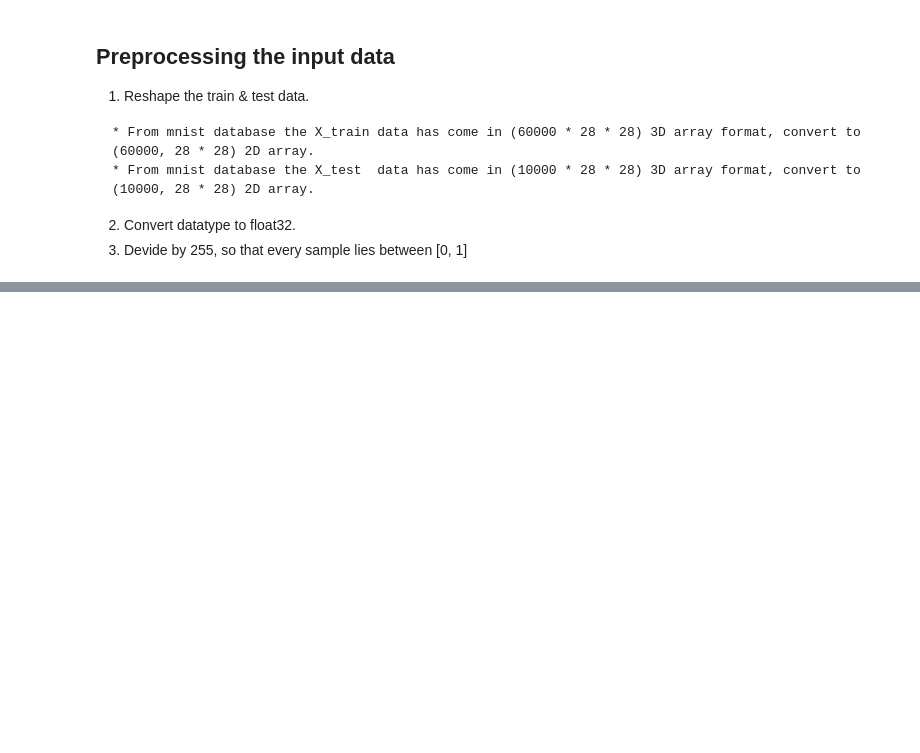
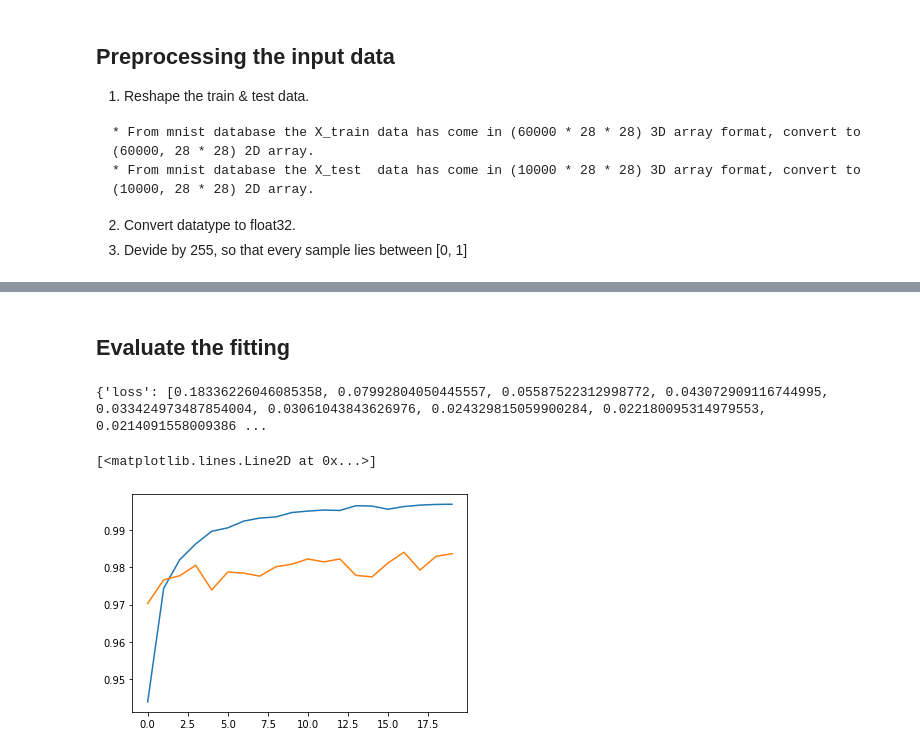
Before and after one commit to shashwat-dubey/ML, a Jupyter notebook: KerasTutorial.ipynb, the cells around one changed output, grey strips where cells are left out. Saved outputs shown, nothing was run; the diff lists cells and outputs as text; code cells hidden in the pictures; blank space fills up the shorter version.

```diff
--- a/KerasTutorial.ipynb
+++ b/KerasTutorial.ipynb
@@ -64,0 +99,6 @@ New X_test.shape  : (10000, 784)
+# %%
+model.add(K.layers.Dense(512, activation='relu'))
+# %%
+model.add(K.layers.Dense(10, activation='softmax'))
+# %%
+model.compile(optimizer='adam', loss='categorical_crossentropy', metrics=['accuracy'])
@@ -64,0 +124,2 @@ New X_test.shape  : (10000, 784)
+# %%
+History = model.fit(x = X_train, y = Y_train, epochs = 20, validation_data = (x_test, y_test))
@@ -64,0 +144,11 @@ New X_test.shape  : (10000, 784)
+# %% [markdown]
+## Evaluate the fitting
+# %%
+print(History.history)
+
+plt.plot(History.history['accuracy'])
+plt.plot(History.history['val_accuracy'])
+# %% [output]
+{'loss': [0.18336226046085358, 0.07992804050445557, 0.05587522312998772, 0.043072909116744995, 0.033424973487854004, 0.03061043843626976, 0.024329815059900284, 0.022180095314979553, 0.0214091558009386 ...
+[<matplotlib.lines.Line2D at 0x...>]
+[figure, added]
```
Also changed, not shown: parts of 11 cells of this notebook.
